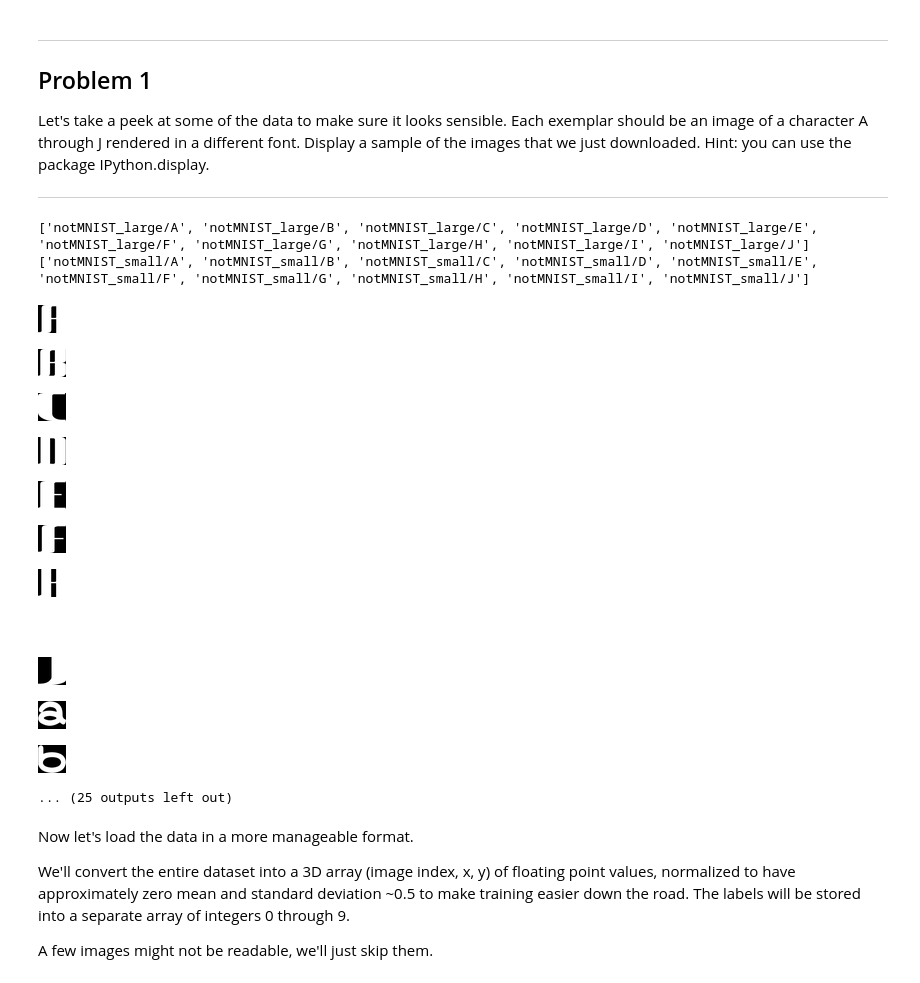
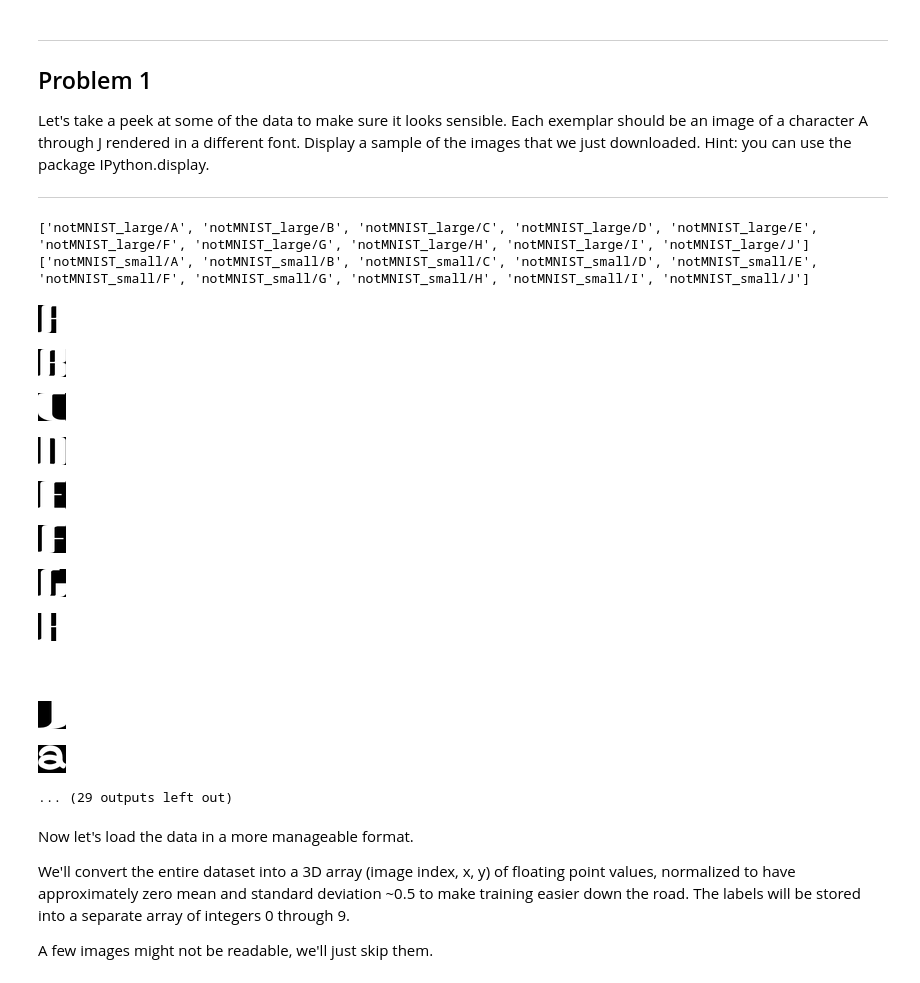
Before and after one commit to hfoffani/tensorflow-dl, a Jupyter notebook: 1_notmnist.ipynb, the cells around one changed output. Saved outputs shown, nothing was run; the diff lists cells and outputs as text; code cells hidden in the pictures.

```diff
--- a/1_notmnist.ipynb
+++ b/1_notmnist.ipynb
@@ -83,31 +84,31 @@ Let's take a peek at some of the data to make sure it looks sensible. Each exemp
 # %%
 train_folders = ['notMNIST_large/A', 'notMNIST_large/B', 'notMNIST_large/C', 'notMNIST_large/D', 'notMNIST_large/E', 'notMNIST_large/F', 'notMNIST_large/G', 'notMNIST_large/H', 'notMNIST_large/I', 'notMNIST_large/J']
 test_folders = ['notMNIST_small/A', 'notMNIST_small/B', 'notMNIST_small/C', 'notMNIST_small/D', 'notMNIST_small/E', 'notMNIST_small/F', 'notMNIST_small/G', 'notMNIST_small/H', 'notMNIST_small/I', 'notMNIST_small/J']
 print(train_folders)
 print(test_folders)
 
 fs = [ 'JEZpdmUgRG91YmxlIFplcm8udHRm.png', 'ISBKYW1pcm9xdWFpICEudHRm.png',
       'eS5uLncudS5hLnkudHRm.png', 'eW9kbGUudHRm.png' ]
-ls = [ 'A', 'B', 'C', 'D', 'E', 'F', 'H', 'I', 'J' ]
+ls = [ 'A', 'B', 'C', 'D', 'E', 'F', 'G', 'H', 'I', 'J' ]
 for f in fs:
     for l in ls:
         fn = 'notMNIST_large/%s/%s' % (l, f)
         display(Image(filename=fn))
 # %% [output]
 ['notMNIST_large/A', 'notMNIST_large/B', 'notMNIST_large/C', 'notMNIST_large/D', 'notMNIST_large/E', 'notMNIST_large/F', 'notMNIST_large/G', 'notMNIST_large/H', 'notMNIST_large/I', 'notMNIST_large/J']
 ['notMNIST_small/A', 'notMNIST_small/B', 'notMNIST_small/C', 'notMNIST_small/D', 'notMNIST_small/E', 'notMNIST_small/F', 'notMNIST_small/G', 'notMNIST_small/H', 'notMNIST_small/I', 'notMNIST_small/J']
 [figure]
 [figure]
 [figure]
 [figure]
 [figure]
 [figure]
-[figure, old version]
+[figure, new version]
-[figure, old version]
+[figure, new version]
-[figure, old version]
+[figure, new version]
-[figure, old version]
+[figure, new version]
-[figure, old version]
+[figure, new version]
-... (25 outputs left out)
+... (29 outputs left out)
 # %% [markdown]
 Now let's load the data in a more manageable format.
 
```
Also changed, not shown: parts of 2 cells of this notebook.
